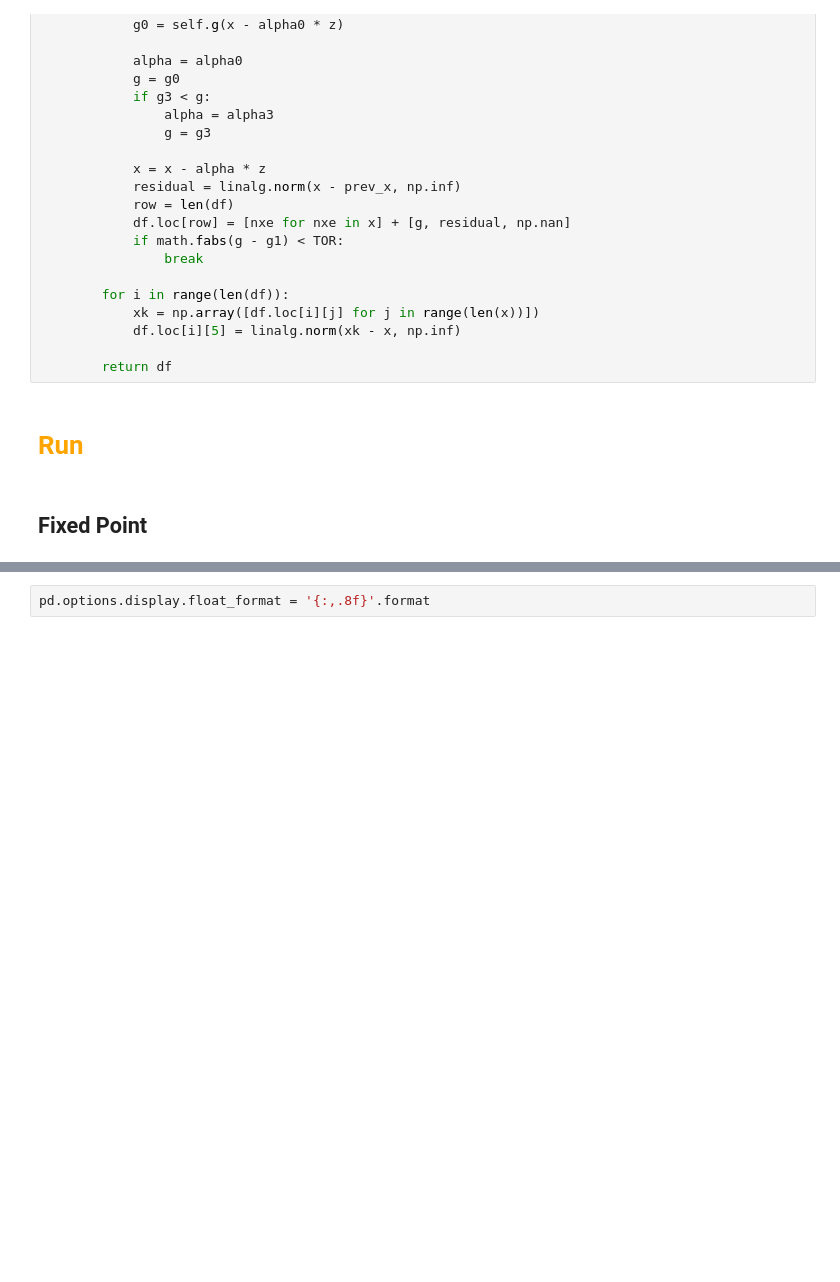
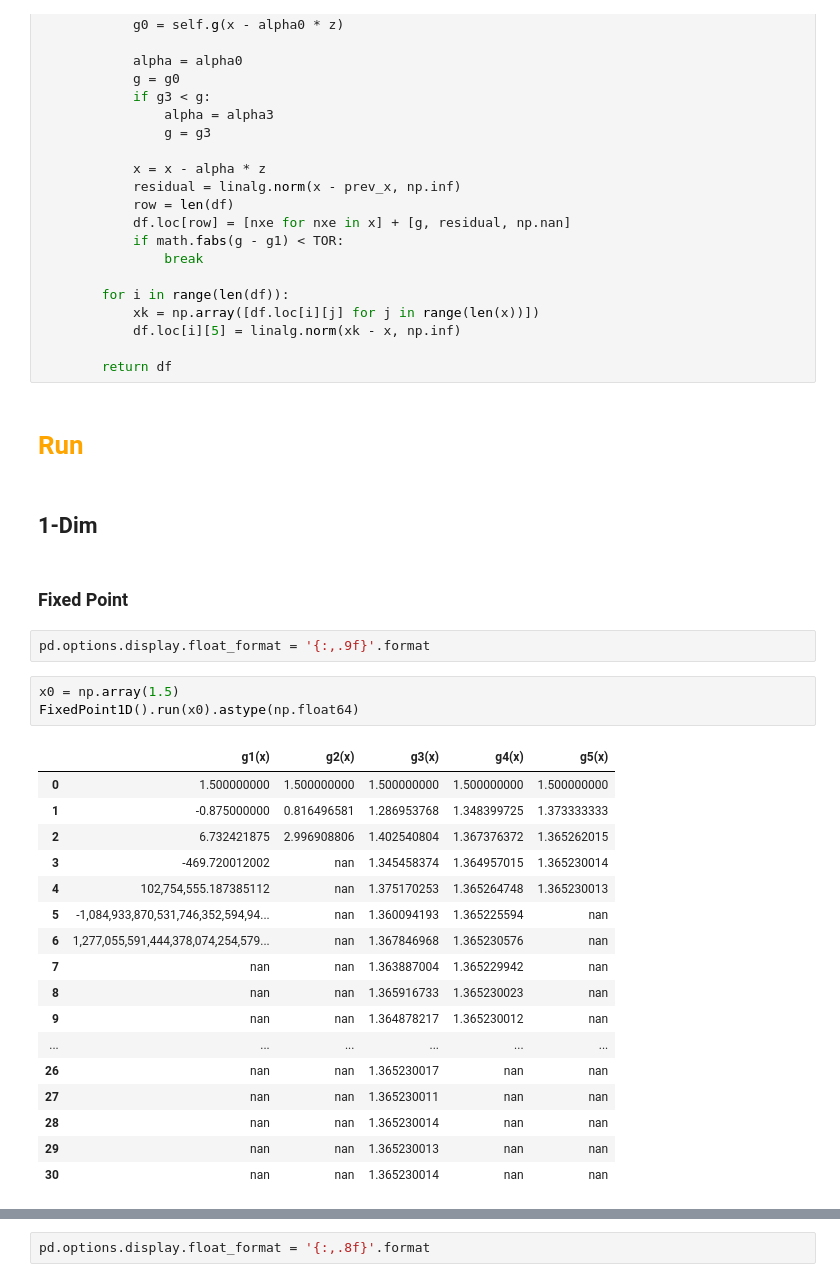
Before and after one commit to howeverforever/Numerical-Optimization-Exp, a Jupyter notebook: sec10.ipynb, the cells around one changed output, grey strips where cells are left out. Drawn from its saved outputs; the diff is of its cells as text; blank space fills up the shorter version.

```diff
--- a/sec10.ipynb
+++ b/sec10.ipynb
@@ -308,5 +363,30 @@ class SteepestDescent(SteepestDescentMethod):
         return df
 # %% [markdown]
 # <font color='orange'> Run <font>
+# %% [markdown]
+## 1-Dim
 # %% [markdown]
-## Fixed Point
+### Fixed Point
+# %%
+pd.options.display.float_format = '{:,.9f}'.format
+# %%
+x0 = np.array(1.5)
+FixedPoint1D().run(x0).astype(np.float64)
+# %% [output]
+|  | g1(x) | g2(x) | g3(x) | g4(x) | g5(x) |
+| 0 | 1.500000000 | 1.500000000 | 1.500000000 | 1.500000000 | 1.500000000 |
+| 1 | -0.875000000 | 0.816496581 | 1.286953768 | 1.348399725 | 1.373333333 |
+| 2 | 6.732421875 | 2.996908806 | 1.402540804 | 1.367376372 | 1.365262015 |
+| 3 | -469.720012002 | nan | 1.345458374 | 1.364957015 | 1.365230014 |
+| 4 | 102,754,555.187385112 | nan | 1.375170253 | 1.365264748 | 1.365230013 |
+| 5 | -1,084,933,870,531,746,352,594,94... | nan | 1.360094193 | 1.365225594 | nan |
+| 6 | 1,277,055,591,444,378,074,254,579... | nan | 1.367846968 | 1.365230576 | nan |
+| 7 | nan | nan | 1.363887004 | 1.365229942 | nan |
+| 8 | nan | nan | 1.365916733 | 1.365230023 | nan |
+| 9 | nan | nan | 1.364878217 | 1.365230012 | nan |
+| ... | ... | ... | ... | ... | ... |
+| 26 | nan | nan | 1.365230017 | nan | nan |
+| 27 | nan | nan | 1.365230011 | nan | nan |
+| 28 | nan | nan | 1.365230014 | nan | nan |
+| 29 | nan | nan | 1.365230013 | nan | nan |
+| 30 | nan | nan | 1.365230014 | nan | nan |
```
Also changed, not shown: parts of 8 cells of this notebook, 2 other files.
